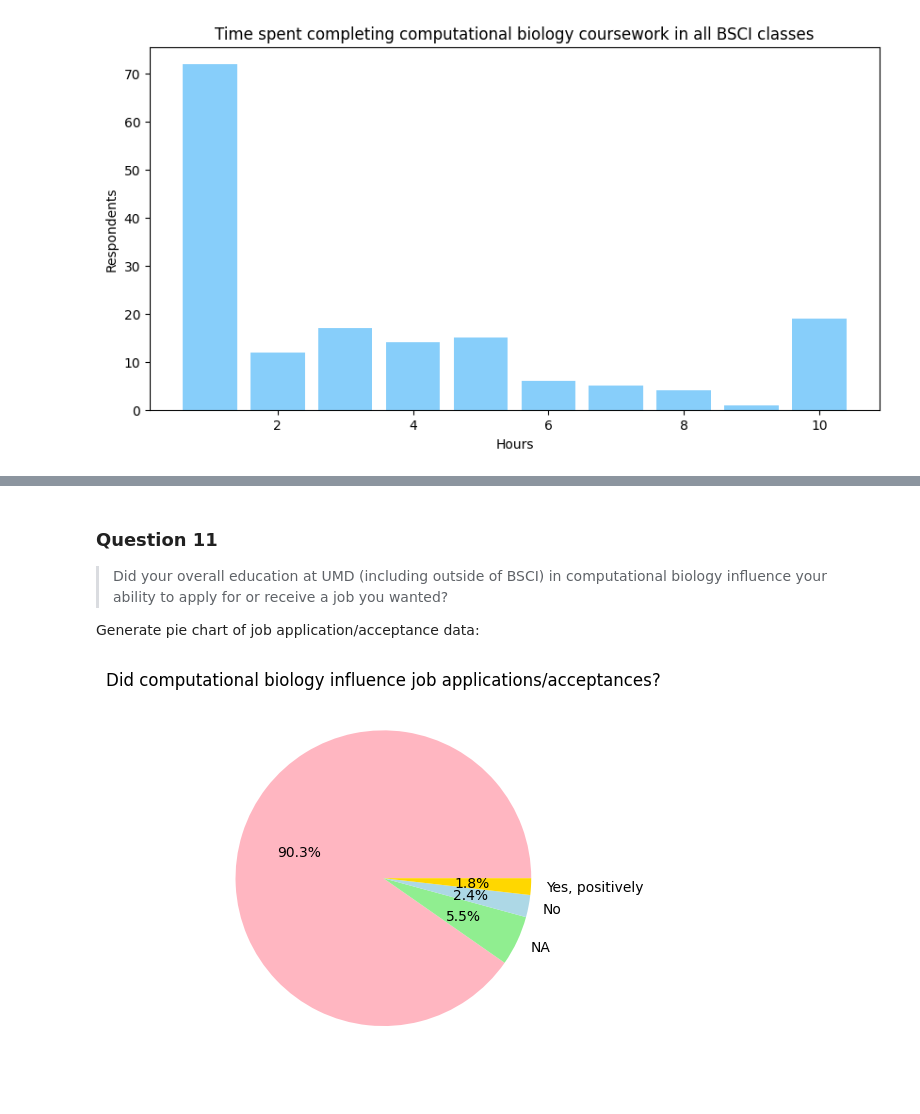
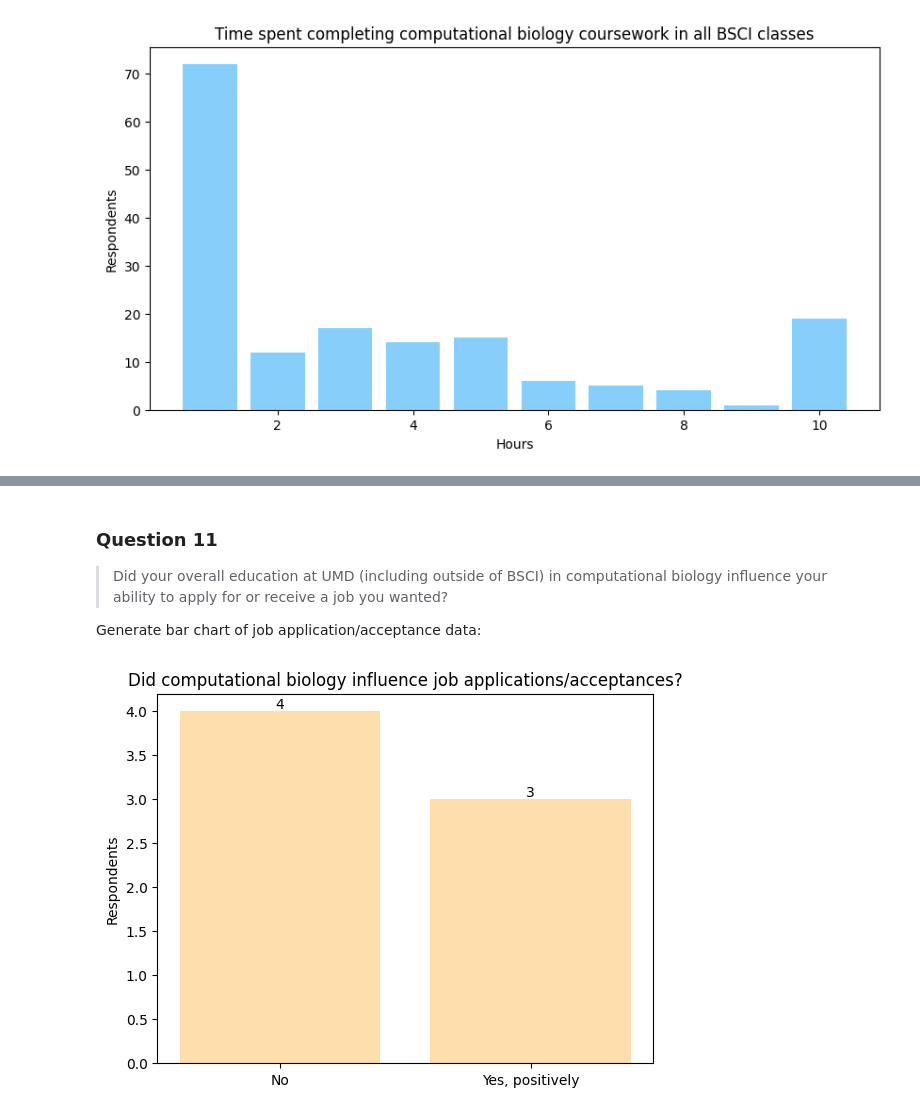
Before and after one commit to maxinehsu/summary-visualizations, a Jupyter notebook: viz.ipynb, the cells around one changed output, grey strips where cells are left out. Drawn from its saved outputs; the diff is of its cells as text; code cells hidden in the pictures.

Commit message:
changed pie charts to bar charts, debugged q11 some more

```diff
--- a/viz.ipynb
+++ b/viz.ipynb
@@ -5,7 +5,7 @@ import re
 # %% [markdown]
 ## General data organization
 # %%
-df = pd.read_csv("student_responses.csv", keep_default_na=False)
+df = pd.read_csv("student_responses.csv")
 
 # rename column headers as question numbers
 df.columns = ["timestamp", "q1", "q2", "q3", "q4", "q5", "q6", "q7", "q8", "q9", "q10", "q11", "q12", "q13", "q14"]
@@ -159,0 +147,14 @@ plt.show()
+# %%
+q10_counts = df["q10"].value_counts()
+q10_ans = q10_counts.index.tolist()
+
+# generate bar chart
+plt.bar(q10_ans, q10_counts, color="lightpink")
+plt.title("Graduating Spring 2024")
+plt.ylabel("Respondents")
+
+# display values above each bar
+for i in range(len(q10_ans)):
+    plt.text(i, q10_counts.iloc[i], q10_counts.iloc[i], ha="center", va="bottom")
+
+plt.show()
@@ -161,15 +164,20 @@ plt.show()
 ### Question 11
 > Did your overall education at UMD (including outside of BSCI) in computational biology influence your ability to apply for or receive a job you wanted?
 
-Generate pie chart of job application/acceptance data:
+Generate bar chart of job application/acceptance data:
 # %%
 q11_counts = df["q11"].value_counts()
 q11_ans = q11_counts.index.tolist()
 
-# generate pie chart
-plt.pie(q11_counts, labels=q11_ans, autopct="%1.1f%%", colors=pie_colors)
+# generate bar chart
+plt.bar(q11_ans, q11_counts, color="navajowhite")
 plt.title("Did computational biology influence job applications/acceptances?")
+plt.ylabel("Respondents")
+
+# display values above each bar
+for i in range(len(q11_ans)):
+    plt.text(i, q11_counts.iloc[i], q11_counts.iloc[i], ha="center", va="bottom")
 
 plt.show()
 # %% [output]
-[figure, old version]
+[figure, new version]
```
Also changed, not shown: parts of 3 cells of this notebook, 1 other file.
